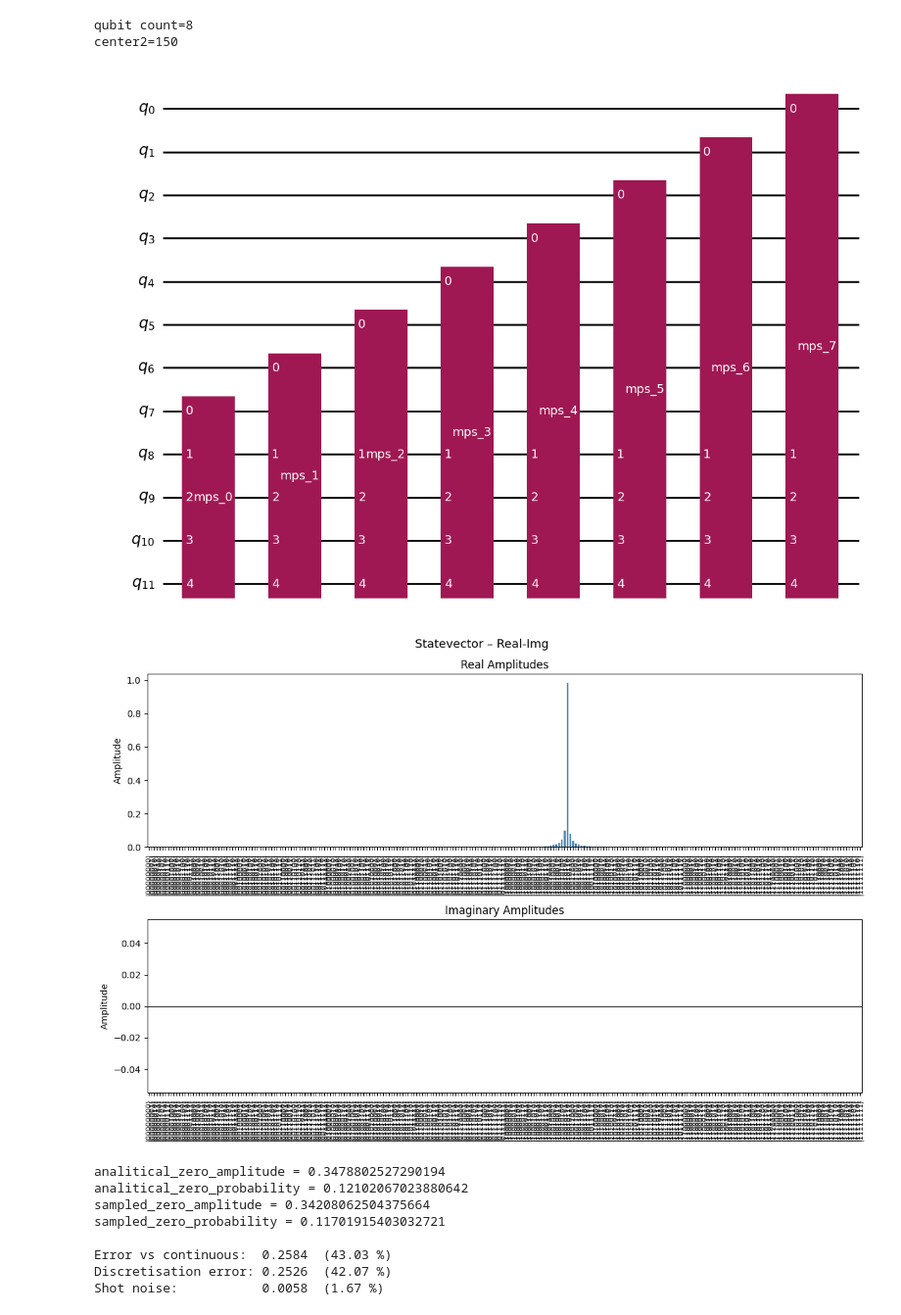
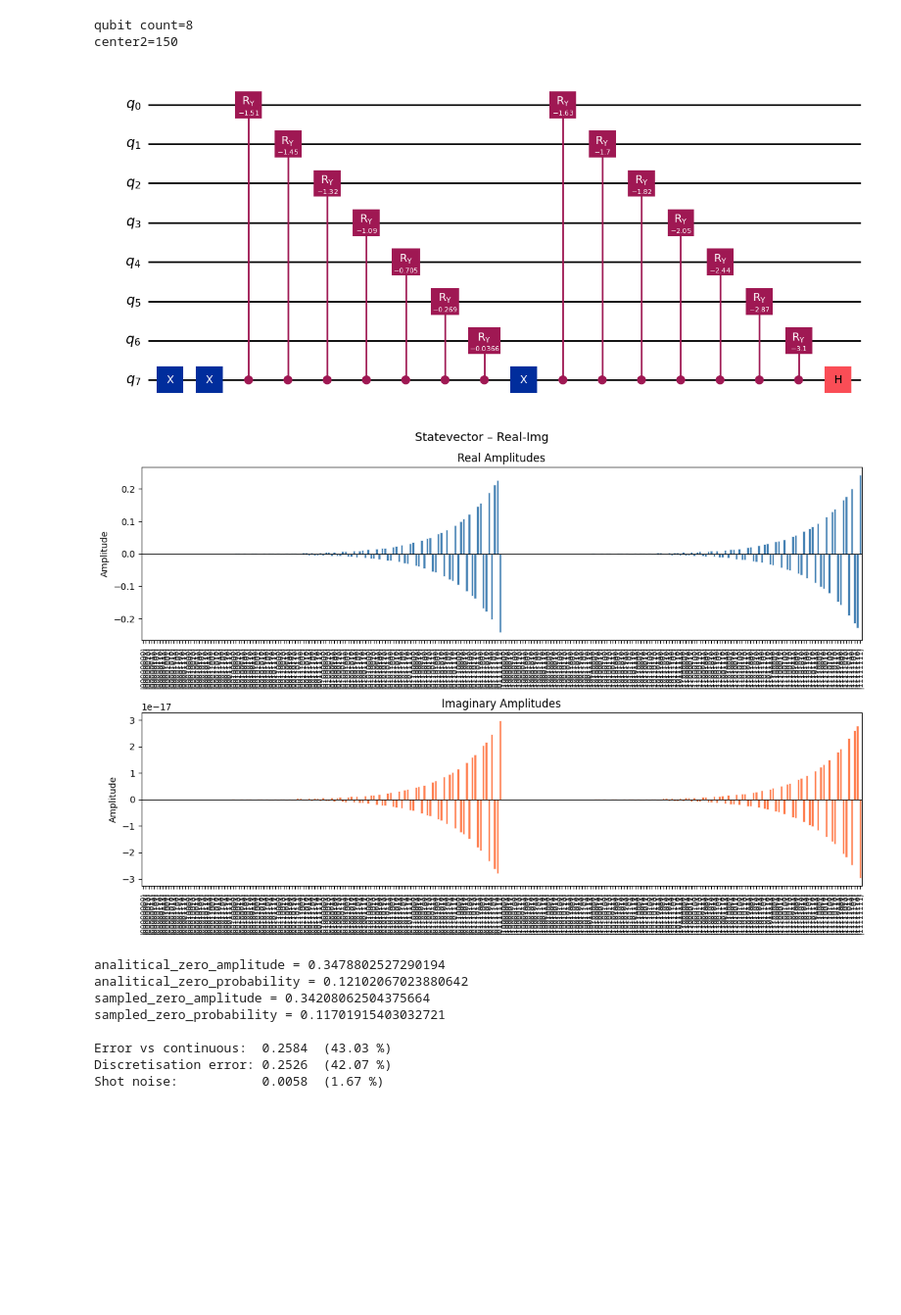
Before and after one commit to sorin-bolos/QuantumComputingResearch, a Jupyter notebook: STOsInMoleculeSymulations/STOs1DCircuits.ipynb, the cells around one changed output. Shown at 98% size. Saved outputs shown, nothing was run; the diff lists cells and outputs as text; code cells hidden in the pictures; blank space fills up the shorter version.

```diff
--- a/STOsInMoleculeSymulations/STOs1DCircuits.ipynb
+++ b/STOsInMoleculeSymulations/STOs1DCircuits.ipynb
@@ -77,36 +74,40 @@ exact_result = (1 + used_center_distance) * np.exp(-used_center_distance)
 center1 = 2 ** (n_qubits - 1)
 center2 = 2 ** (n_qubits - 1) + scaled_center_distance
 
 print(f"qubit count={n_qubits}")
 print(f"center2={center2}")
 
 from utils.sto_1s_1d import Sto1S
 sto1s = Sto1S(allow_measurement, optimize_t_gates)
 
 # Decaying exponential state: |ψ⟩ = N · Σ e^(-a·i) |i⟩  for i = 0 … 2^4-1
 
 # qc = sto1s.get_sto_1s_1d_carthesian(n_qubits, scaled_a, center1+22)
 # qc = sto1s.get_sto_1s_1d_derivative_carthesian(n_qubits, scaled_a, center1+22)
-qc = sto1s.get_sto_1s_1d_potential_cartesian(n_qubits, a, max_range/2 + center_distance, max_range/2 + center_distance, max_range)
+# qc = sto1s.get_sto_1s_1d_potential_cartesian(n_qubits, a, max_range/2 + center_distance, max_range/2 + center_distance, max_range)
+# qc = sto1s.get_sto_1s_1d_potential_cartesian(8, 1, 8, 8, 16)
+
+# qc = sto1s.get_sto_1s_1d_carthesian(8, 1/16, 128)
+qc = sto1s.get_sto_1s_1d_carthesian_dagger(8, 1/16, 128)
 
 display(qc.draw('mpl'))
 
 # print(get_ancilla_amplitudes(qc, n_qubits))
 
 
 data_amps = simulation_executor.get_data_amplitudes(qc, n_qubits)
 fig = simulation_executor.plot_statevector_real_imag(data_amps, n_qubits)
 # fig = simulation_executor.plot_statevector_modulus_phase(data_amps, n_qubits)
 
 # shots = 10024
 # counts = simulation_executor.sample_measurement_counts(qc, n_qubits, shots=shots)
 # fig = sample_interpreter.plot_sampled_measurements(counts)
 # # simulation_executor.print_statevector(data_amps, n_qubits)
 # %% [output]
 qubit count=8
 center2=150
-[figure, old version]
+[figure, new version]
-[figure, old version]
+[figure, new version]
 # %%
 from utils.integrals import Integals
 
```
Also changed, not shown: parts of 1 cell of this notebook, 6 other files.
